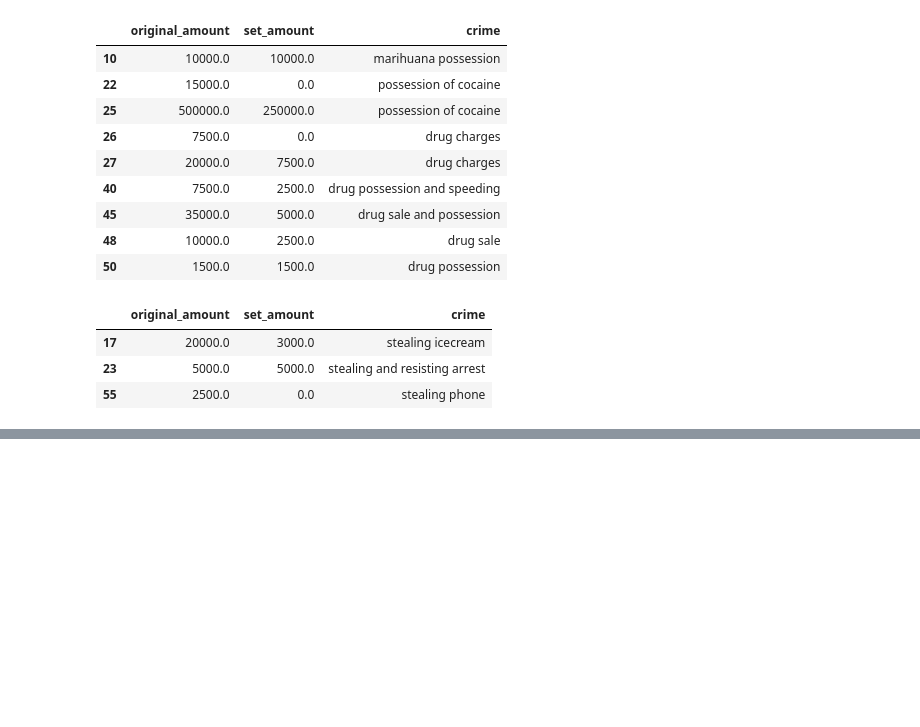
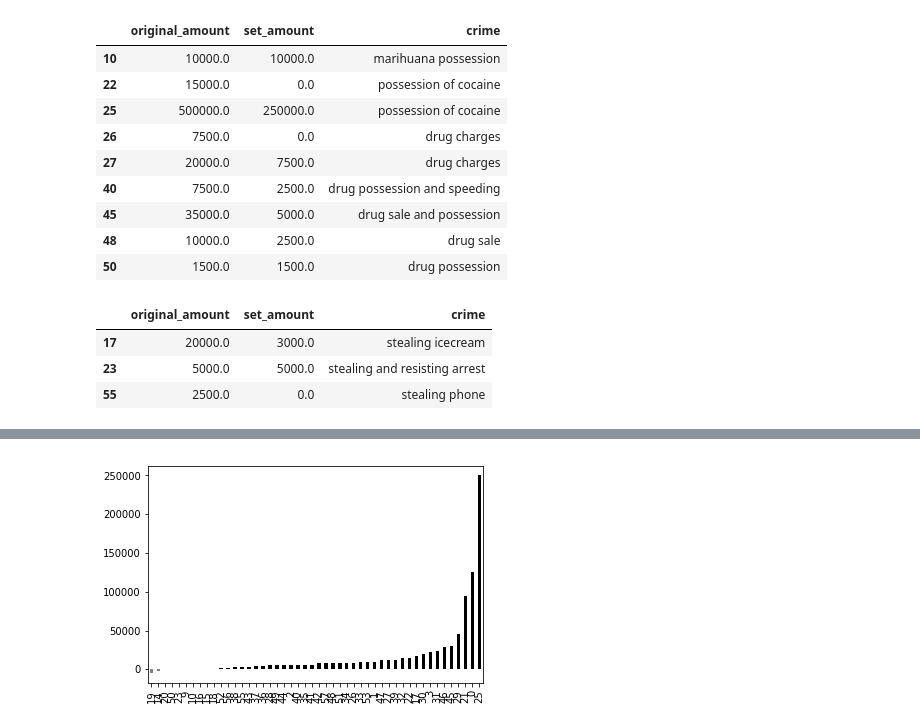
Before and after one commit to dbaptistr/data-studio, a Jupyter notebook: 03-project/court watch - graphs.ipynb, the cells around one changed output, grey strips where cells are left out. Drawn from its saved outputs; the diff is of its cells as text; code cells hidden in the pictures; blank space fills up the shorter version.

```diff
--- a/03-project/court watch - graphs.ipynb
+++ b/03-project/court watch - graphs.ipynb
@@ -1528,0 +1220,10 @@ plt.show()
+# %%
+df_substraction.columns = ['values', 'positive']
+# %%
+df_substraction = df_substraction.sort_values('values', ascending=True)
+# %%
+df_substraction['values'].plot(kind='bar', color=df_substraction.positive.map({True: 'black', False: 'grey'}))
+plt.savefig("substraction_bail.pdf")
+plt.show()
+# %% [output]
+[figure, added]
```
Also changed, not shown: parts of 35 cells of this notebook, 5 other files.
